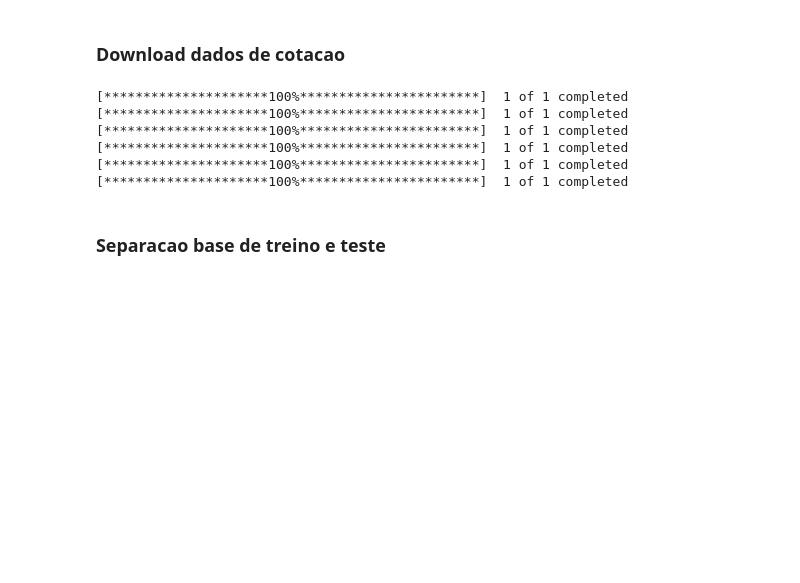
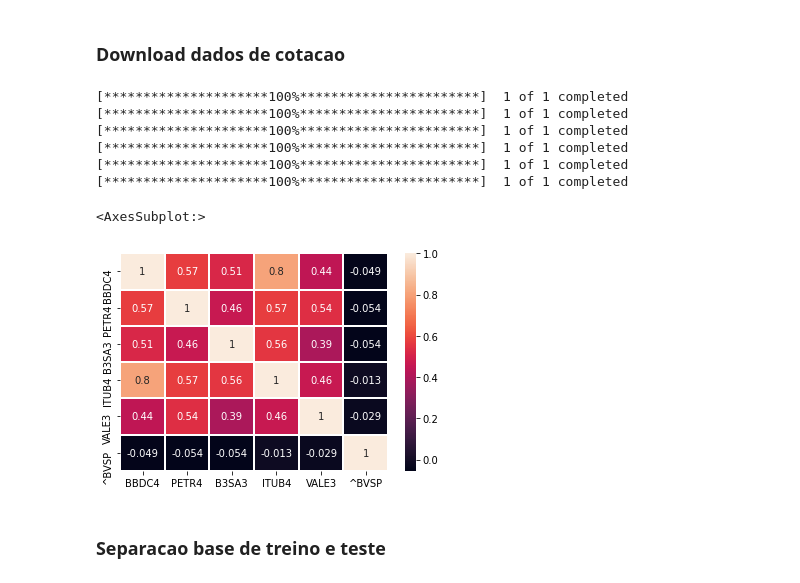
Before and after one commit to ufrgsqfl/regressaolinear, a Jupyter notebook: Regressao - Parte II.ipynb, the cells around one changed output. Drawn from its saved outputs; the diff is of its cells as text; code cells hidden in the pictures; blank space fills up the shorter version.

```diff
--- a/Regressao - Parte II.ipynb
+++ b/Regressao - Parte II.ipynb
@@ -67,6 +64,13 @@ retornos['^BVSP'] = retornos['^BVSP'].shift(-1)
 [*********************100%***********************]  1 of 1 completed
 [*********************100%***********************]  1 of 1 completed
 [*********************100%***********************]  1 of 1 completed
+# %%
+corr = retornos.corr()
+# %%
+sns.heatmap(corr, linewidths=.1, annot=True)
+# %% [output]
+<AxesSubplot:>
+[figure, added]
 # %% [markdown]
 ### Separacao base de treino e teste
 # %%
```
Also changed, not shown: parts of 1 cell of this notebook, 1 other file.
